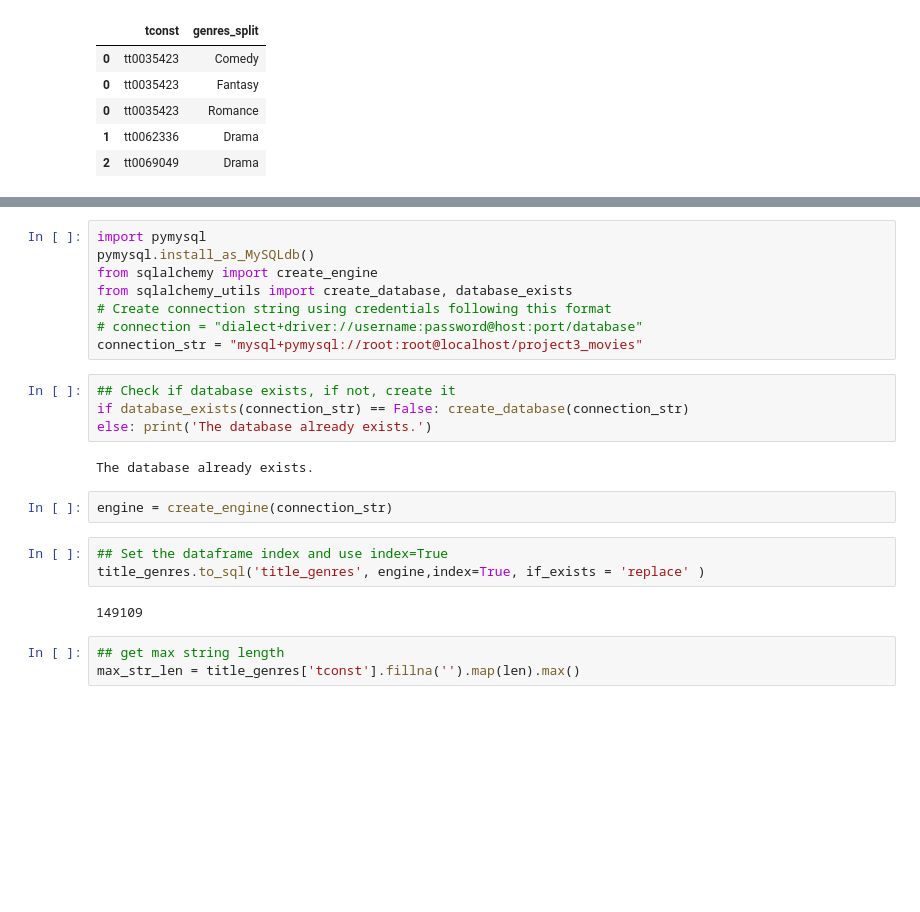
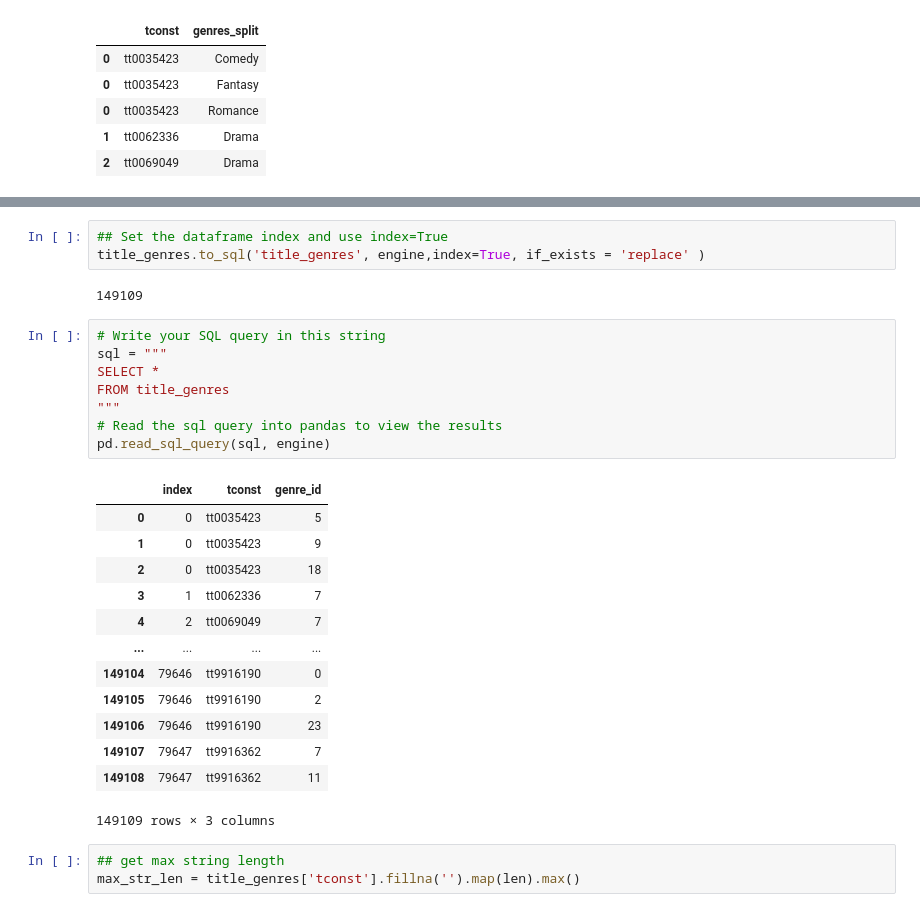
Before and after one commit to thomasgreenacre/DE_Wk1_Project-3--Part1--core-, a Jupyter notebook: DE_Wk1_Project3_Part3(core)_v2.ipynb, the cells around one changed output, grey strips where cells are left out. Cells and saved outputs as stored; diff of their text form; blank space fills up the shorter version.

```diff
--- a/DE_Wk1_Project3_Part3(core)_v2.ipynb
+++ b/DE_Wk1_Project3_Part3(core)_v2.ipynb
@@ -112,24 +141,30 @@ title_genres = title_genres.drop(columns='genres_split')
-# %%
-import pymysql
-pymysql.install_as_MySQLdb()
-from sqlalchemy import create_engine
-from sqlalchemy_utils import create_database, database_exists
-# Create connection string using credentials following this format
-# connection = "dialect+driver://username:password@host:port/database"
-connection_str = "mysql+pymysql://root:root@localhost/project3_movies"
-# %%
-## Check if database exists, if not, create it
-if database_exists(connection_str) == False: create_database(connection_str)
-else: print('The database already exists.')
-# %% [output]
-The database already exists.
-# %%
-engine = create_engine(connection_str)
 # %%
 ## Set the dataframe index and use index=True
 title_genres.to_sql('title_genres', engine,index=True, if_exists = 'replace' )
 # %% [output]
 149109
+# %%
+# Write your SQL query in this string
+sql = """
+SELECT *
+FROM title_genres
+"""
+# Read the sql query into pandas to view the results
+pd.read_sql_query(sql, engine)
+# %% [output]
+|  | index | tconst | genre_id |
+| 0 | 0 | tt0035423 | 5 |
+| 1 | 0 | tt0035423 | 9 |
+| 2 | 0 | tt0035423 | 18 |
+| 3 | 1 | tt0062336 | 7 |
+| 4 | 2 | tt0069049 | 7 |
+| ... | ... | ... | ... |
+| 149104 | 79646 | tt9916190 | 0 |
+| 149105 | 79646 | tt9916190 | 2 |
+| 149106 | 79646 | tt9916190 | 23 |
+| 149107 | 79647 | tt9916362 | 7 |
+| 149108 | 79647 | tt9916362 | 11 |
+149109 rows × 3 columns
 # %%
 ## get max string length
 max_str_len = title_genres['tconst'].fillna('').map(len).max()
```
Also changed, not shown: parts of 37 cells of this notebook.
